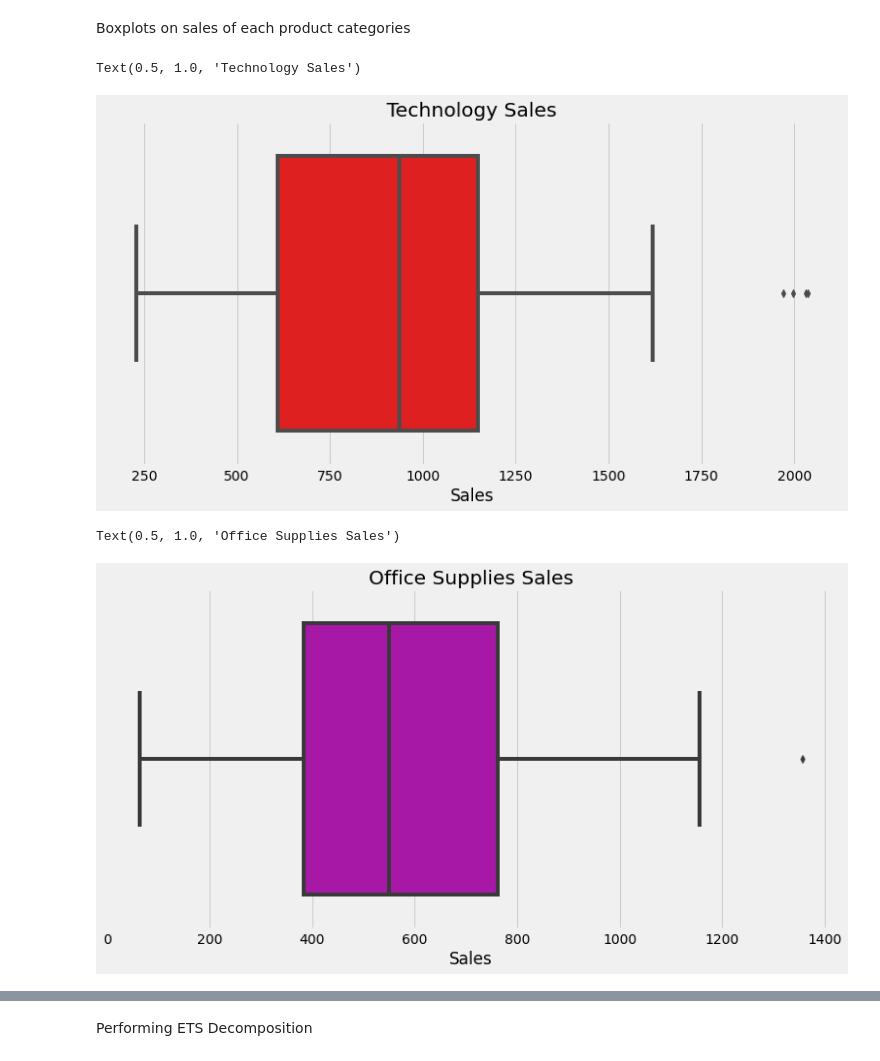
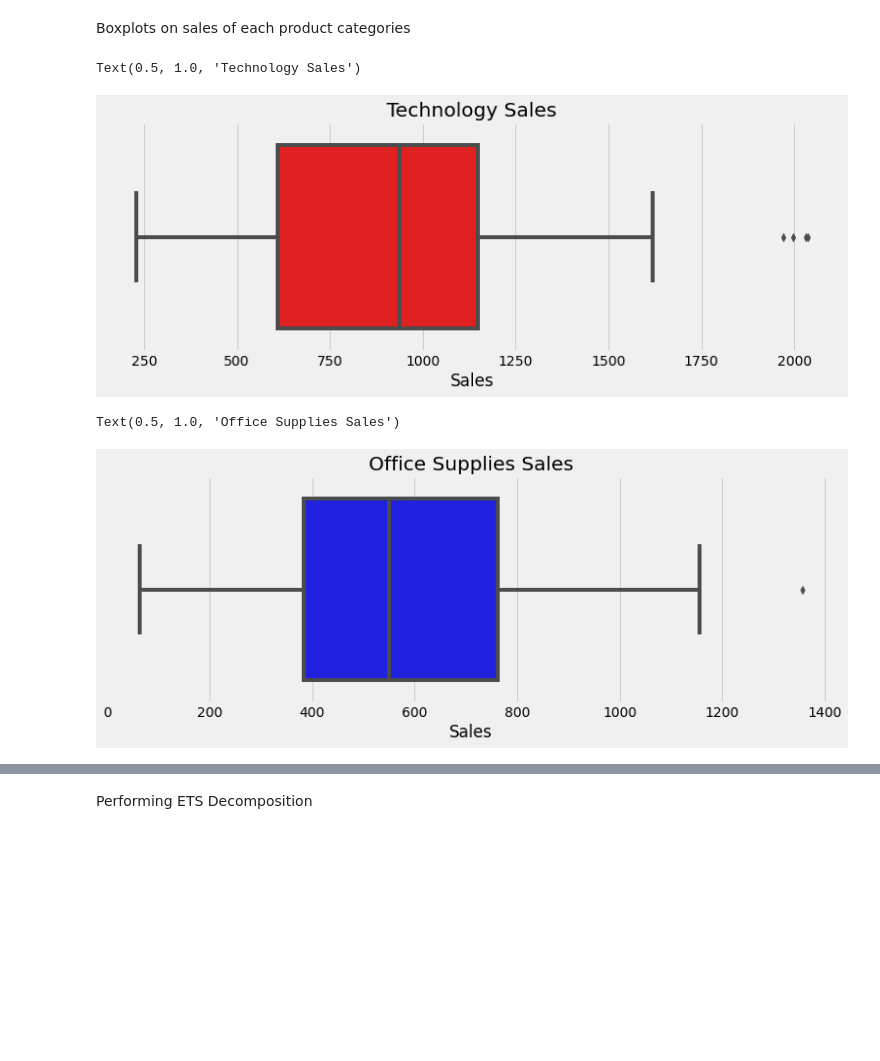
Before and after one commit to jayantkp/Forecasting-System---Project-Demand-of-Products-at-a-Retail-Outlet-Based-on-Historical-Data, a Jupyter notebook: Forecast_project.ipynb, the cells around one changed output, grey strips where cells are left out. Drawn from its saved outputs; the diff is of its cells as text; code cells hidden in the pictures; blank space fills up the shorter version.

```diff
--- a/Forecast_project.ipynb
+++ b/Forecast_project.ipynb
@@ -411,15 +404,15 @@ Text(0.5, 1.0, 'FURNITURE SALES')
 # %% [markdown]
 Boxplots on sales of each product categories
 # %%
-plt.figure(figsize = (12,6))
+plt.figure(figsize = (12,4))
 sns.boxplot(tech_y, color = 'r').set_title('Technology Sales')
 # %% [output]
 Text(0.5, 1.0, 'Technology Sales')
-[figure, old version]
+[figure, new version]
 # %%
-plt.figure(figsize = (12,6))
-sns.boxplot(office_y, color = 'm').set_title('Office Supplies Sales')
+plt.figure(figsize = (12,4))
+sns.boxplot(office_y, color = 'b').set_title('Office Supplies Sales')
 # %% [output]
 Text(0.5, 1.0, 'Office Supplies Sales')
-[figure, old version]
+[figure, new version]
 # %%
```
Also changed, not shown: parts of 120 cells of this notebook.
